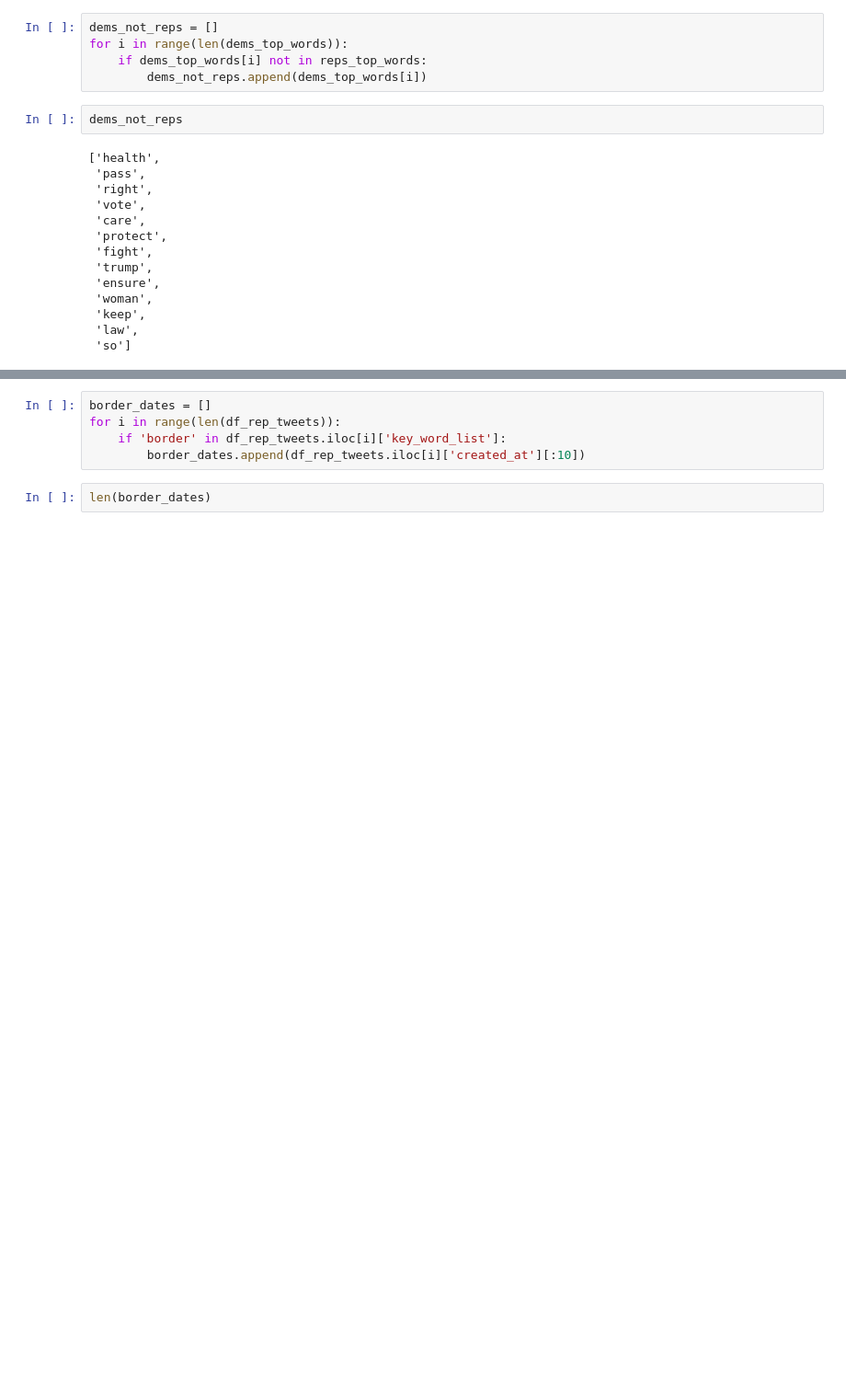
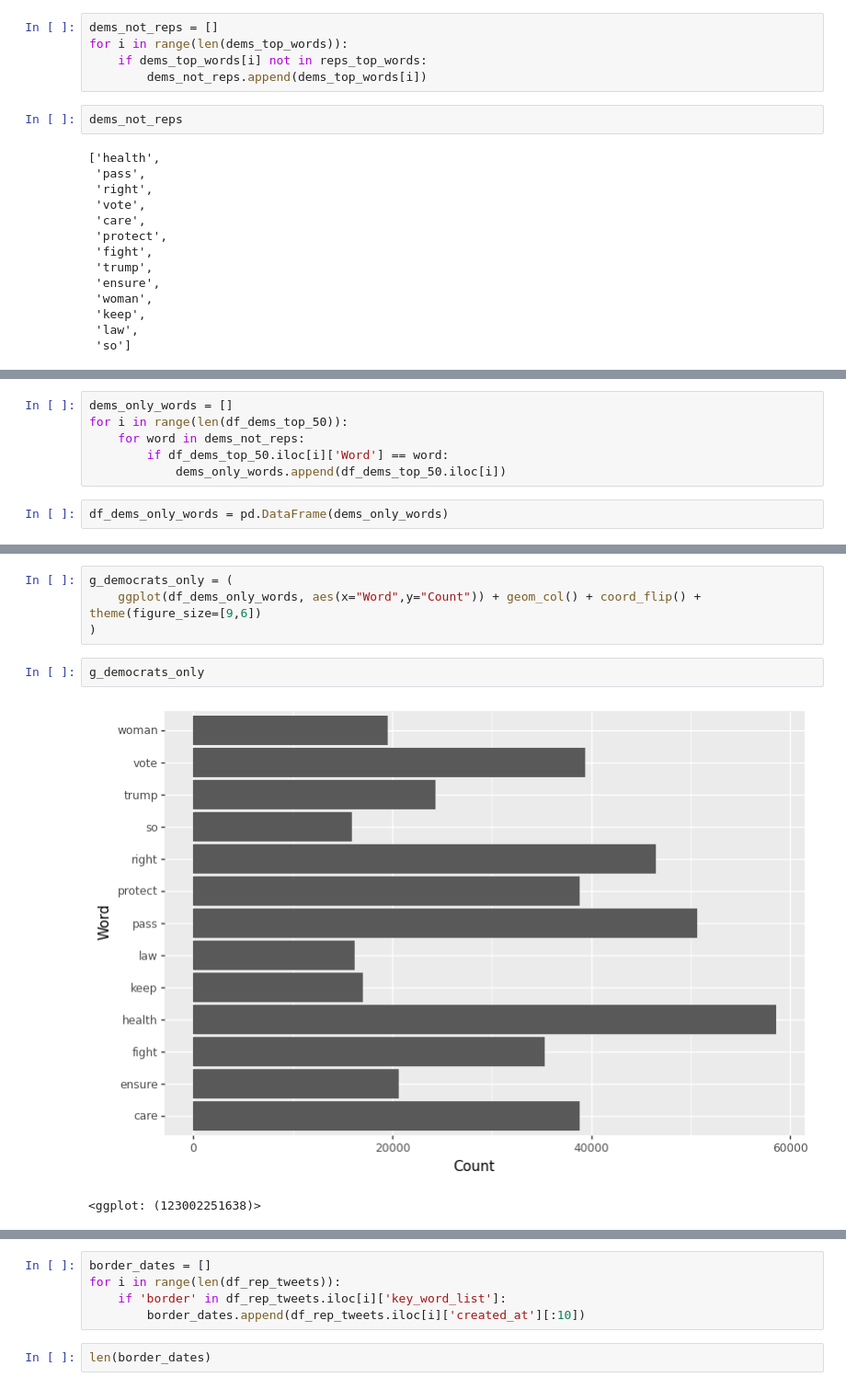
Before and after one commit to maiahalle/DS105-Project, a Jupyter notebook: Starting_over.ipynb, the cells around one changed output, grey strips where cells are left out. Shown at 92% size. Drawn from its saved outputs; the diff is of its cells as text; blank space fills up the shorter version.

```diff
--- a/Starting_over.ipynb
+++ b/Starting_over.ipynb
@@ -277,0 +283,8 @@ df_rep_tweets.iloc[0]['key_word_list']
+# %%
+dems_only_words = []
+for i in range(len(df_dems_top_50)):
+    for word in dems_not_reps:
+        if df_dems_top_50.iloc[i]['Word'] == word:
+            dems_only_words.append(df_dems_top_50.iloc[i])
+# %%
+df_dems_only_words = pd.DataFrame(dems_only_words)
@@ -277,0 +308,9 @@ df_rep_tweets.iloc[0]['key_word_list']
+# %%
+g_democrats_only = (
+    ggplot(df_dems_only_words, aes(x="Word",y="Count")) + geom_col() + coord_flip() + theme(figure_size=[9,6])
+)
+# %%
+g_democrats_only
+# %% [output]
+[figure, added]
+<ggplot: (123002251638)>
```
Also changed, not shown: parts of 66 cells of this notebook.
